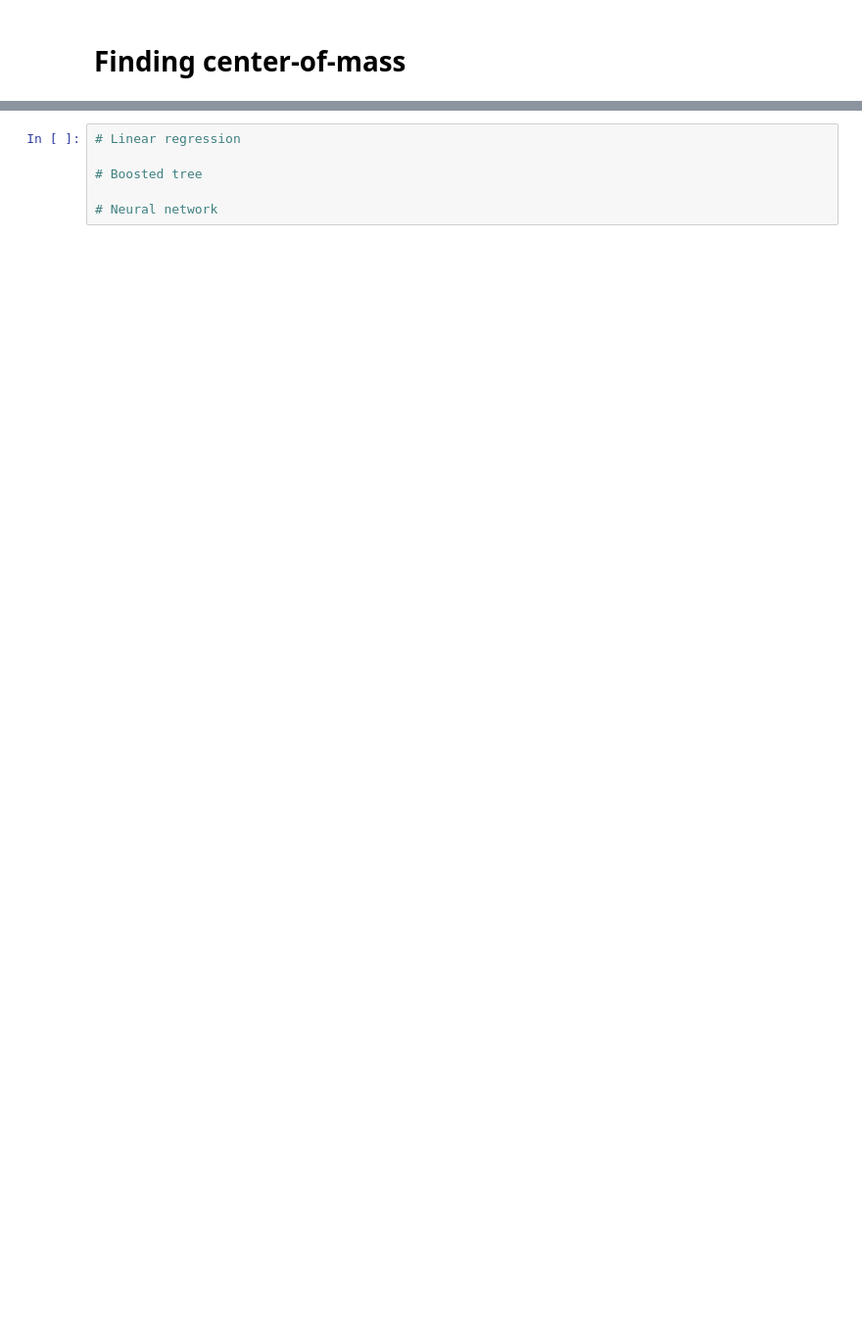
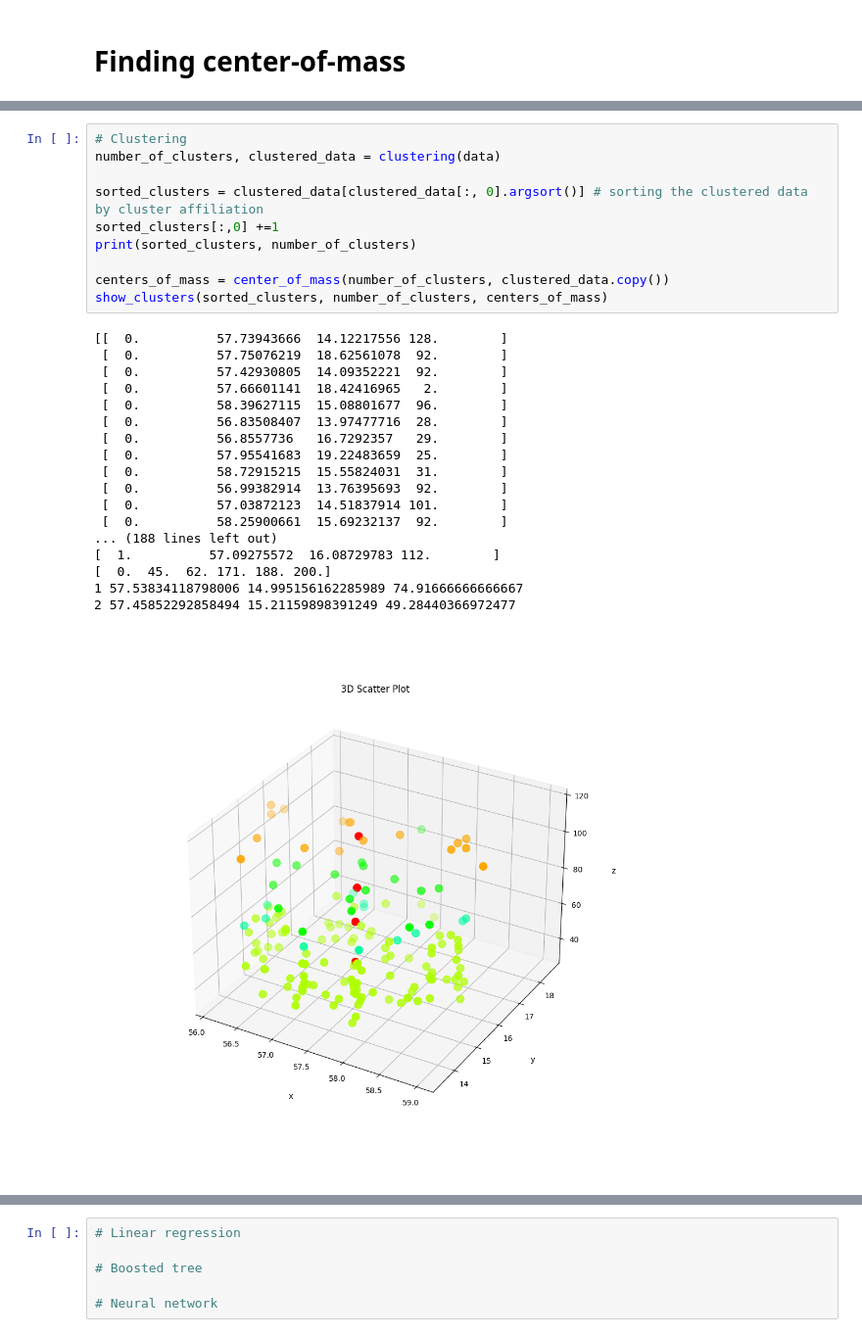
Before and after one commit to LeDeauve/Finding-comparable-sales-using-macine-learning, a Jupyter notebook: main.ipynb, the cells around one changed output, grey strips where cells are left out. Shown at 98% size. Drawn from its saved outputs; the diff is of its cells as text; blank space fills up the shorter version.

```diff
--- a/main.ipynb
+++ b/main.ipynb
@@ -188,3 +224,32 @@ Text(0.5, 0, 'z')
+# %%
+# Clustering
+number_of_clusters, clustered_data = clustering(data)
+
+sorted_clusters = clustered_data[clustered_data[:, 0].argsort()] # sorting the clustered data by cluster affiliation
+sorted_clusters[:,0] +=1
+print(sorted_clusters, number_of_clusters)
+
+centers_of_mass = center_of_mass(number_of_clusters, clustered_data.copy())
+show_clusters(sorted_clusters, number_of_clusters, centers_of_mass)
+# %% [output]
+[[  0.          57.73943666  14.12217556 128.        ]
+ [  0.          57.75076219  18.62561078  92.        ]
+ [  0.          57.42930805  14.09352221  92.        ]
+ [  0.          57.66601141  18.42416965   2.        ]
+ [  0.          58.39627115  15.08801677  96.        ]
+ [  0.          56.83508407  13.97477716  28.        ]
+ [  0.          56.8557736   16.7292357   29.        ]
+ [  0.          57.95541683  19.22483659  25.        ]
+ [  0.          58.72915215  15.55824031  31.        ]
+ [  0.          56.99382914  13.76395693  92.        ]
+ [  0.          57.03872123  14.51837914 101.        ]
+ [  0.          58.25900661  15.69232137  92.        ]
+... (188 lines left out)
+[  1.          57.09275572  16.08729783 112.        ]
+[  0.  45.  62. 171. 188. 200.]
+1 57.53834118798006 14.995156162285989 74.91666666666667
+2 57.45852292858494 15.21159898391249 49.28440366972477
+[figure, added]
 # %%
 def vector_norm(vector):
     return np.sqrt(vector @ vector.T)
```
Also changed, not shown: parts of 16 cells of this notebook, 7 other files.
